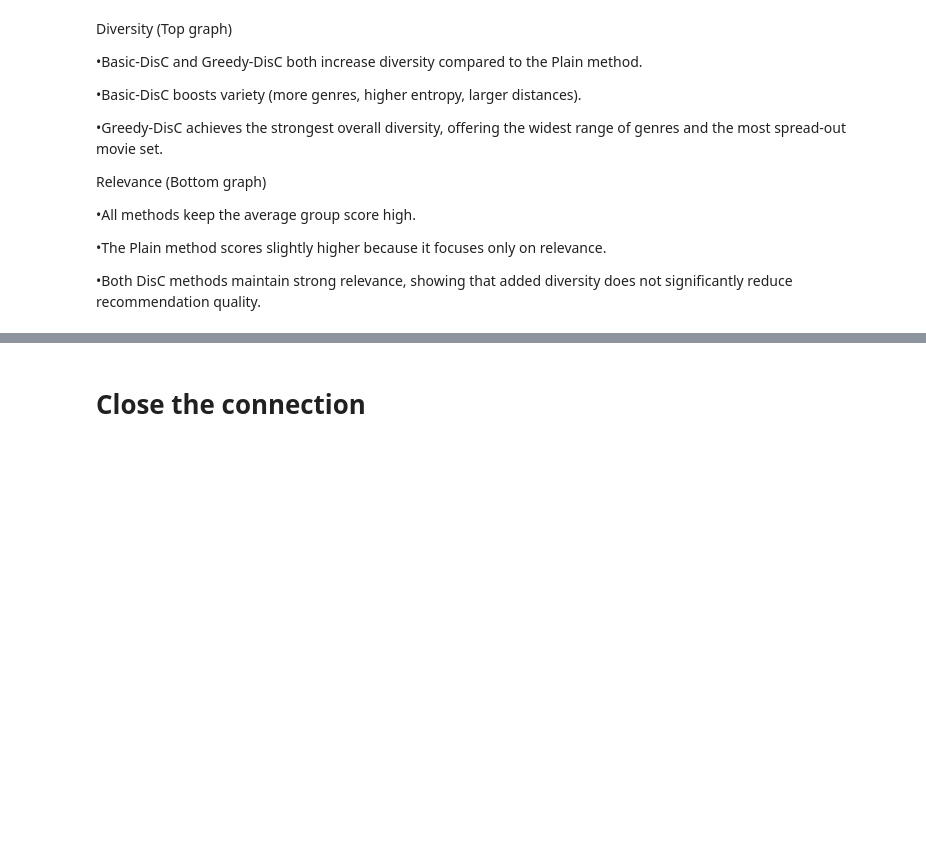
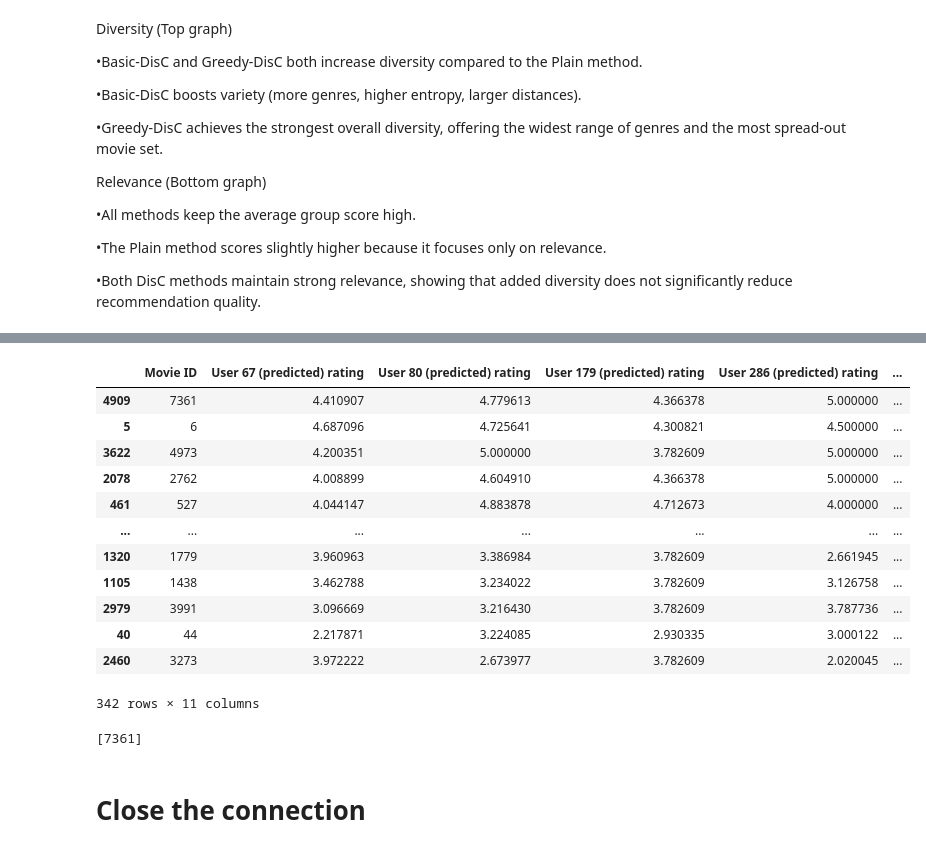
Before and after one commit to MinhNhatTRUONG-2001/movie-lens, a Jupyter notebook: movie-lens.ipynb, the cells around one changed output, grey strips where cells are left out. Cells and saved outputs as stored; diff of their text form; code cells hidden in the pictures; blank space fills up the shorter version.

```diff
--- a/movie-lens.ipynb
+++ b/movie-lens.ipynb
@@ -442,8 +442,8 @@ movie_title = dict(zip(mv.movieId, mv.title)) # map movieId -> title for nicer p
 #cands = filtered_and_sorted_merged_group_predicted_movie_ratings_df["Movie ID"] # Option 1
 cands = filtered_sorted_merged_group_new_predicted_movie_ratings_df["Movie ID"] # Option 2
 
-#group_user_ratings_1 = filtered_sorted_merged_group_predicted_movie_ratings_df.iloc[:, [0, 1, 2, 3, 4, 5]] # Option 1
-group_user_ratings_2 = filtered_sorted_merged_group_new_predicted_movie_ratings_df.iloc[:, [0, 1, 2, 3, 4, 5]] # Option 2
+#group_user_ratings_1 = filtered_sorted_merged_group_predicted_movie_ratings_df.iloc[:, range(len(group) + 1)] # Option 1
+group_user_ratings_2 = filtered_sorted_merged_group_new_predicted_movie_ratings_df.iloc[:, range(len(group) + 1)] # Option 2
 
 top_k_movies = 20
 
@@ -1106,3 +1159,39 @@ Relevance (Bottom graph)
+# %%
+target_movie_id = 50
+extended_predicted_movie_ratings = pd.merge(merged_group_new_predicted_movie_ratings_df, raw_ratings_without_user_ratings, left_on='Movie ID', right_on='movieId')
+extended_predicted_movie_ratings['(Mean) Rating'] = merged_group_predicted_movie_ratings_df[[f'User {user_id} (predicted) rating' for user_id in group]].mean(axis=1)
+extended_predicted_movie_ratings = extended_predicted_movie_ratings.drop('movieId', axis=1)
+target_row = extended_predicted_movie_ratings[extended_predicted_movie_ratings['Movie ID'] == target_movie_id].iloc[0]
+def compute_influence(row):
+    rated_users = row['Rated users']
+    if not rated_users:
+        return 0.0
+    cols = [f'User {uid} (predicted) rating' for uid in rated_users]
+    return target_row[cols].mean()
+extended_predicted_movie_ratings['Influence'] = extended_predicted_movie_ratings.apply(compute_influence, axis=1)
+extended_predicted_movie_ratings = extended_predicted_movie_ratings.loc[extended_predicted_movie_ratings['Influence'] != 0.0]
+extended_predicted_movie_ratings = extended_predicted_movie_ratings.sort_values(by=['Influence', 'Recognition', '(Mean) Rating'], ascending=[False, False, False])
+extended_predicted_movie_ratings
+# %% [output]
+|  | Movie ID | User 67 (predicted) rating | User 80 (predicted) rating | User 179 (predicted) rating | User 286 (predicted) rating | ... |
+| 4909 | 7361 | 4.410907 | 4.779613 | 4.366378 | 5.000000 | ... |
+| 5 | 6 | 4.687096 | 4.725641 | 4.300821 | 4.500000 | ... |
+| 3622 | 4973 | 4.200351 | 5.000000 | 3.782609 | 5.000000 | ... |
+| 2078 | 2762 | 4.008899 | 4.604910 | 4.366378 | 5.000000 | ... |
+| 461 | 527 | 4.044147 | 4.883878 | 4.712673 | 4.000000 | ... |
+| ... | ... | ... | ... | ... | ... | ... |
+| 1320 | 1779 | 3.960963 | 3.386984 | 3.782609 | 2.661945 | ... |
+| 1105 | 1438 | 3.462788 | 3.234022 | 3.782609 | 3.126758 | ... |
+| 2979 | 3991 | 3.096669 | 3.216430 | 3.782609 | 3.787736 | ... |
+| 40 | 44 | 2.217871 | 3.224085 | 2.930335 | 3.000122 | ... |
+| 2460 | 3273 | 3.972222 | 2.673977 | 3.782609 | 2.020045 | ... |
+342 rows × 11 columns
+# %%
+# No need Pareto filter since number of rows in extended_predicted_movie_ratings is not too large
+m_index = 0
+movie_list_by_influence = [extended_predicted_movie_ratings.iloc[0]['Movie ID']]
+# %% [output]
+[7361]
 # %% [markdown]
 # Close the connection
 # %%
```
Also changed, not shown: parts of 2 cells of this notebook.
